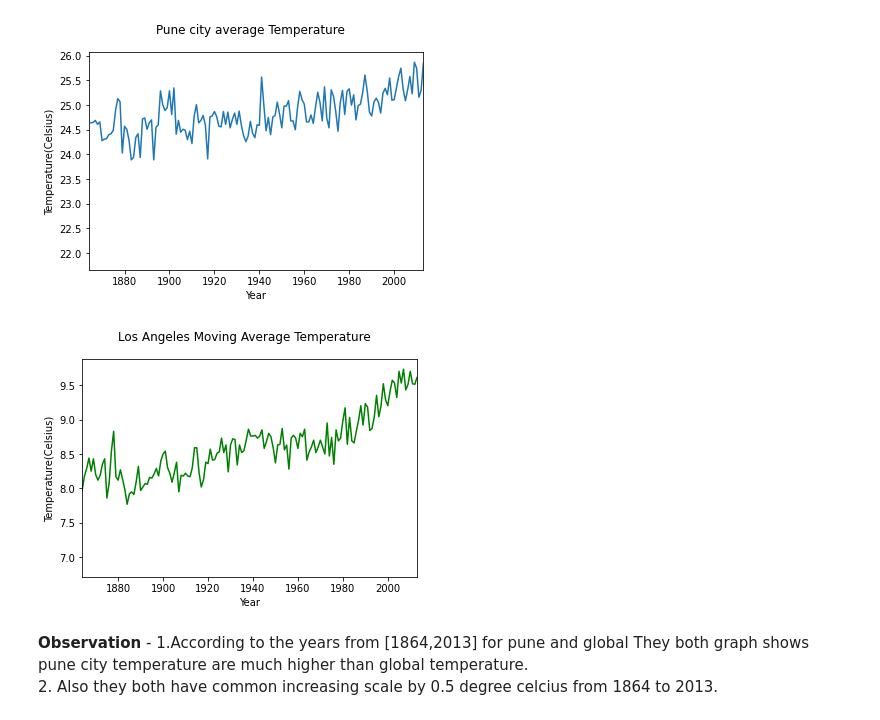
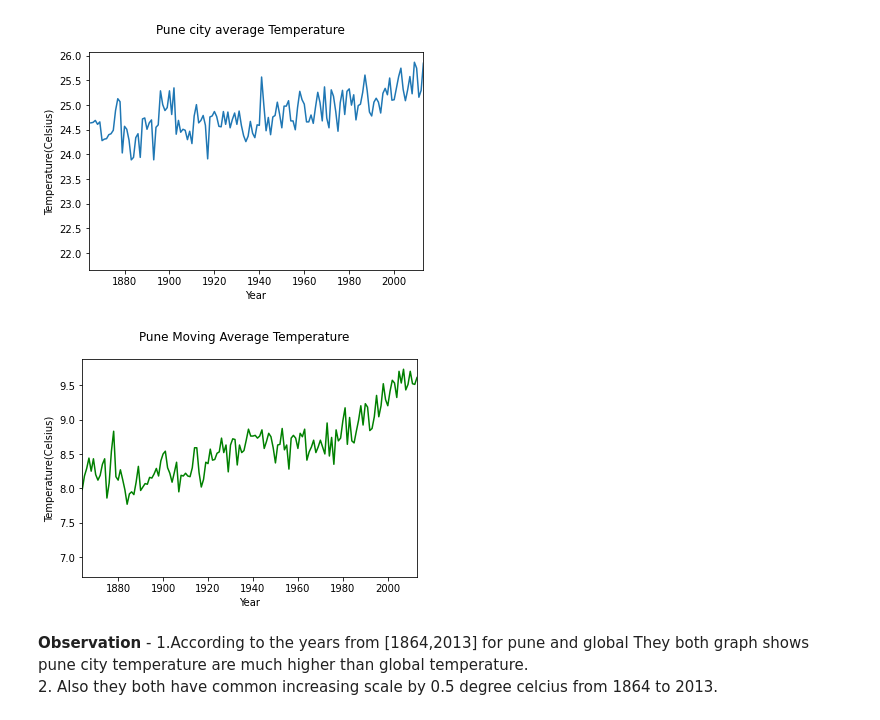
Before and after one commit to bhushanyadav07/Data-Analyst, a Jupyter notebook: Exploring_Weather_Trends.ipynb, the cells around one changed output. Saved outputs shown, nothing was run; the diff lists cells and outputs as text; code cells hidden in the pictures.

```diff
--- a/Exploring_Weather_Trends.ipynb
+++ b/Exploring_Weather_Trends.ipynb
@@ -245,11 +245,11 @@ plt.ylabel('Temperature(Celsius)');
 # %%
 plt.xlim([1864,2013])
 plt.plot(final_df.year,final_df.avg_temp_global, c = 'green')
-plt.suptitle("Los Angeles Moving Average Temperature")
+plt.suptitle("Pune Moving Average Temperature")
 plt.xlabel('Year')
 plt.ylabel('Temperature(Celsius)');
 # %% [output]
-[figure, old version]
+[figure, new version]
 # %% [markdown]
 **Observation** - 1.According to the years from [1864,2013] for pune and global They both graph shows pune city temperature are much higher than global temperature.\
 2. Also they both have common increasing scale by 0.5 degree celcius from 1864 to 2013.
```
Also changed, not shown: parts of 2 cells of this notebook.
